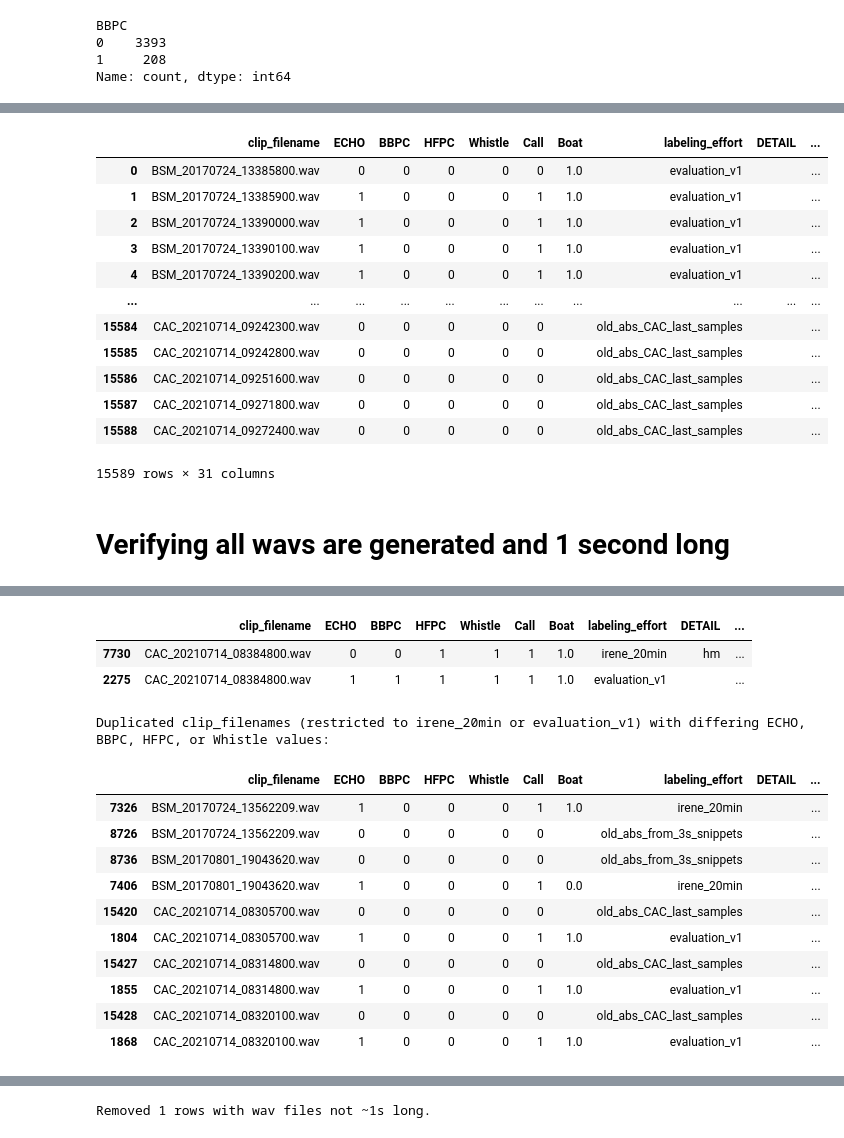
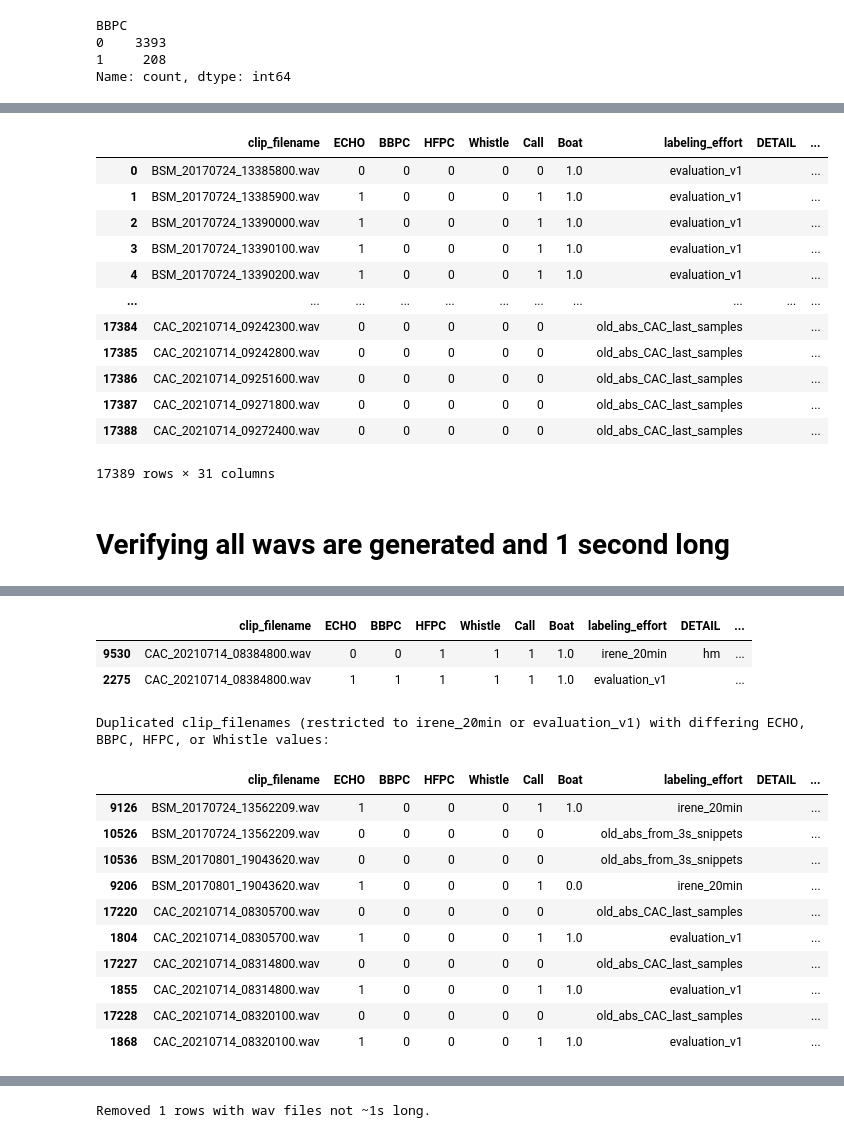
Before and after one commit to bobduru/beluga-call-pipeline, a Jupyter notebook: data_preprocessing/labels_and_wav_processing/merge_labels.ipynb, the cells around one changed output, grey strips where cells are left out. Cells and saved outputs as stored; diff of their text form; code cells hidden in the pictures.

```diff
--- a/data_preprocessing/labels_and_wav_processing/merge_labels.ipynb
+++ b/data_preprocessing/labels_and_wav_processing/merge_labels.ipynb
@@ -30,7 +30,11 @@ irene_5min = pd.read_csv("../../data/Verified_Dataset/labels/labels_irene_5min.c
 old_abs_df = pd.read_csv("../../data/Verified_Dataset/labels/labels_old_abs.csv")
 # %%
 labels_v1["labeling_effort"] = "evaluation_v1"
-labels_v2["labeling_effort"] = "evaluation_v2"
+# labels_v2["labeling_effort"] = "evaluation_v2"
+labels_v2["labeling_effort"] = labels_v2.apply(
+    lambda row: "abs_v2_emmanuel" if str(row.get("annotator", "")) == "EM" else "evaluation_v2",
+    axis=1
+)
 irene_20min["labeling_effort"] = "irene_20min"
 irene_5min["labeling_effort"] = "irene_5min"
 # %%
@@ -122,18 +126,20 @@ merged_df
 | 3 | BSM_20170724_13390100.wav | 1 | 0 | 0 | 0 | 1 | 1.0 | evaluation_v1 |  | ... |
 | 4 | BSM_20170724_13390200.wav | 1 | 0 | 0 | 0 | 1 | 1.0 | evaluation_v1 |  | ... |
 | ... | ... | ... | ... | ... | ... | ... | ... | ... | ... | ... |
-| 15584 | CAC_20210714_09242300.wav | 0 | 0 | 0 | 0 | 0 |  | old_abs_CAC_last_samples |  | ... |
-| 15585 | CAC_20210714_09242800.wav | 0 | 0 | 0 | 0 | 0 |  | old_abs_CAC_last_samples |  | ... |
-| 15586 | CAC_20210714_09251600.wav | 0 | 0 | 0 | 0 | 0 |  | old_abs_CAC_last_samples |  | ... |
-| 15587 | CAC_20210714_09271800.wav | 0 | 0 | 0 | 0 | 0 |  | old_abs_CAC_last_samples |  | ... |
-| 15588 | CAC_20210714_09272400.wav | 0 | 0 | 0 | 0 | 0 |  | old_abs_CAC_last_samples |  | ... |
+| 17384 | CAC_20210714_09242300.wav | 0 | 0 | 0 | 0 | 0 |  | old_abs_CAC_last_samples |  | ... |
+| 17385 | CAC_20210714_09242800.wav | 0 | 0 | 0 | 0 | 0 |  | old_abs_CAC_last_samples |  | ... |
+| 17386 | CAC_20210714_09251600.wav | 0 | 0 | 0 | 0 | 0 |  | old_abs_CAC_last_samples |  | ... |
+| 17387 | CAC_20210714_09271800.wav | 0 | 0 | 0 | 0 | 0 |  | old_abs_CAC_last_samples |  | ... |
+| 17388 | CAC_20210714_09272400.wav | 0 | 0 | 0 | 0 | 0 |  | old_abs_CAC_last_samples |  | ... |
-15589 rows × 31 columns
+17389 rows × 31 columns
 # %% [markdown]
 # Verifying all wavs are generated and 1 second long
 # %%
 # Only consider duplicates for rows where labeling_effort is "irene_20min" or "evaluation_v1"
 # effort_mask = merged_df["labeling_effort"].isin(["irene_20min", "evaluation_v1"])
-effort_mask = merged_df["labeling_effort"].isin(["irene_20min", "irene_5min", "evaluation_v1", "evaluation_v2", "old_abs_CAC_last_samples", "old_abs_from_3s_snippets"])
+
+efforts = merged_df["labeling_effort"].unique()
+effort_mask = merged_df["labeling_effort"].isin(efforts)
 effort_df = merged_df[effort_mask]
 
 dupes_restricted = effort_df[effort_df['clip_filename'].duplicated(keep=False)].copy()
@@ -168,16 +174,16 @@ True      36
 Name: count, dtype: int64
 |  | clip_filename | ECHO | BBPC | HFPC | Whistle | Call | Boat | labeling_effort | DETAIL | ... |
-| 7730 | CAC_20210714_08384800.wav | 0 | 0 | 1 | 1 | 1 | 1.0 | irene_20min | hm | ... |
+| 9530 | CAC_20210714_08384800.wav | 0 | 0 | 1 | 1 | 1 | 1.0 | irene_20min | hm | ... |
 | 2275 | CAC_20210714_08384800.wav | 1 | 1 | 1 | 1 | 1 | 1.0 | evaluation_v1 |  | ... |
 Duplicated clip_filenames (restricted to irene_20min or evaluation_v1) with differing ECHO, BBPC, HFPC, or Whistle values:
 |  | clip_filename | ECHO | BBPC | HFPC | Whistle | Call | Boat | labeling_effort | DETAIL | ... |
-| 7326 | BSM_20170724_13562209.wav | 1 | 0 | 0 | 0 | 1 | 1.0 | irene_20min |  | ... |
-| 8726 | BSM_20170724_13562209.wav | 0 | 0 | 0 | 0 | 0 |  | old_abs_from_3s_snippets |  | ... |
-| 8736 | BSM_20170801_19043620.wav | 0 | 0 | 0 | 0 | 0 |  | old_abs_from_3s_snippets |  | ... |
-| 7406 | BSM_20170801_19043620.wav | 1 | 0 | 0 | 0 | 1 | 0.0 | irene_20min |  | ... |
-| 15420 | CAC_20210714_08305700.wav | 0 | 0 | 0 | 0 | 0 |  | old_abs_CAC_last_samples |  | ... |
+| 9126 | BSM_20170724_13562209.wav | 1 | 0 | 0 | 0 | 1 | 1.0 | irene_20min |  | ... |
+| 10526 | BSM_20170724_13562209.wav | 0 | 0 | 0 | 0 | 0 |  | old_abs_from_3s_snippets |  | ... |
+| 10536 | BSM_20170801_19043620.wav | 0 | 0 | 0 | 0 | 0 |  | old_abs_from_3s_snippets |  | ... |
+| 9206 | BSM_20170801_19043620.wav | 1 | 0 | 0 | 0 | 1 | 0.0 | irene_20min |  | ... |
+| 17220 | CAC_20210714_08305700.wav | 0 | 0 | 0 | 0 | 0 |  | old_abs_CAC_last_samples |  | ... |
 | 1804 | CAC_20210714_08305700.wav | 1 | 0 | 0 | 0 | 1 | 1.0 | evaluation_v1 |  | ... |
-| 15427 | CAC_20210714_08314800.wav | 0 | 0 | 0 | 0 | 0 |  | old_abs_CAC_last_samples |  | ... |
+| 17227 | CAC_20210714_08314800.wav | 0 | 0 | 0 | 0 | 0 |  | old_abs_CAC_last_samples |  | ... |
 | 1855 | CAC_20210714_08314800.wav | 1 | 0 | 0 | 0 | 1 | 1.0 | evaluation_v1 |  | ... |
-| 15428 | CAC_20210714_08320100.wav | 0 | 0 | 0 | 0 | 0 |  | old_abs_CAC_last_samples |  | ... |
+| 17228 | CAC_20210714_08320100.wav | 0 | 0 | 0 | 0 | 0 |  | old_abs_CAC_last_samples |  | ... |
 | 1868 | CAC_20210714_08320100.wav | 1 | 0 | 0 | 0 | 1 | 1.0 | evaluation_v1 |  | ... |
```
Also changed, not shown: parts of 15 cells of this notebook, 21 other files.
